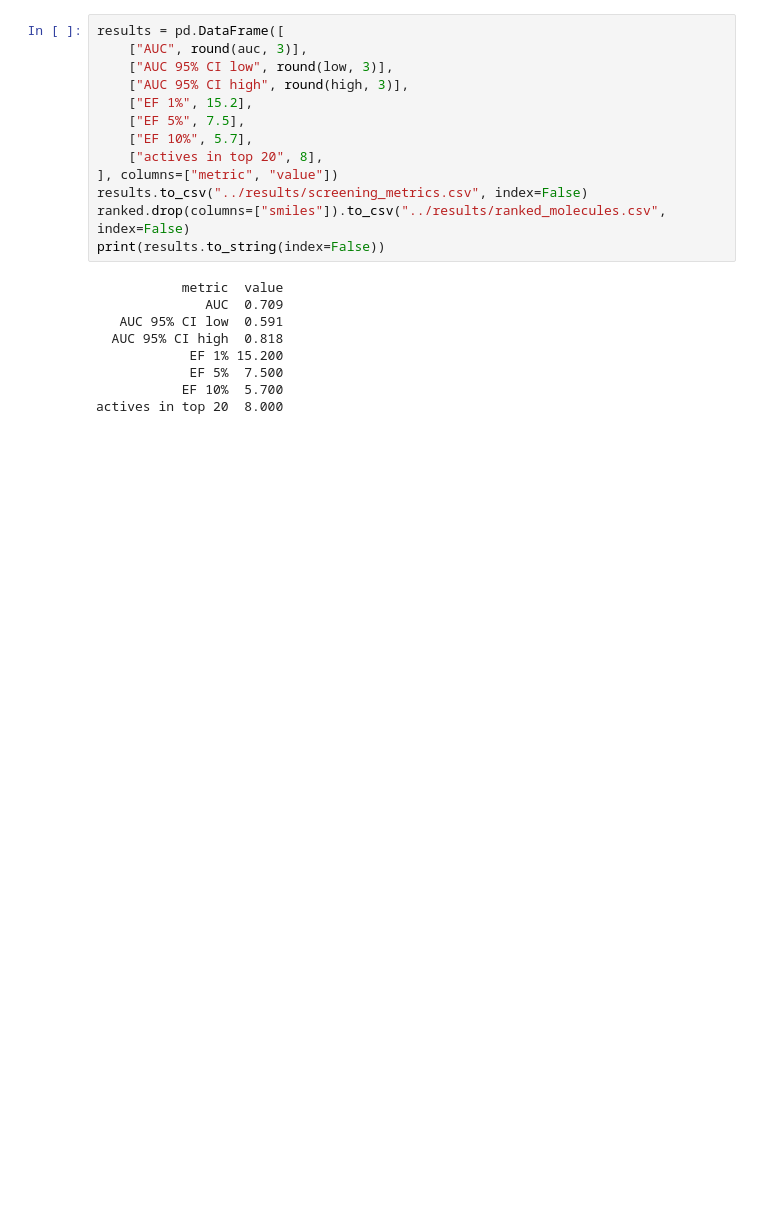
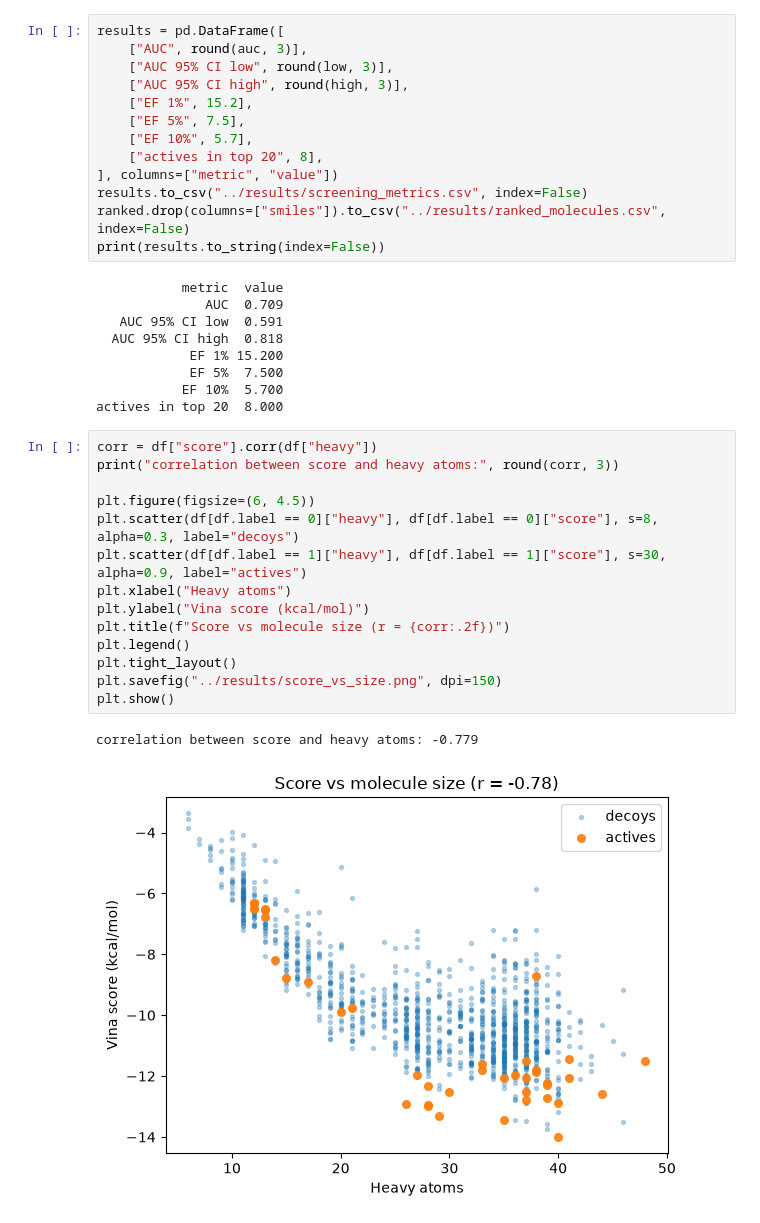
Before and after one commit to Shamsul-Hoda/ache-docking-benchmark, a Jupyter notebook: scripts/05_analysis.ipynb, the cells around one changed output. Saved outputs shown, nothing was run; the diff lists cells and outputs as text; blank space fills up the shorter version.

Commit message:
Add size-bias analysis: docking beats size-only baseline (0.709 vs 0.576)

```diff
--- a/scripts/05_analysis.ipynb
+++ b/scripts/05_analysis.ipynb
@@ -147,3 +147,20 @@ print(results.to_string(index=False))
             EF 5%  7.500
            EF 10%  5.700
 actives in top 20  8.000
+# %%
+corr = df["score"].corr(df["heavy"])
+print("correlation between score and heavy atoms:", round(corr, 3))
+
+plt.figure(figsize=(6, 4.5))
+plt.scatter(df[df.label == 0]["heavy"], df[df.label == 0]["score"], s=8, alpha=0.3, label="decoys")
+plt.scatter(df[df.label == 1]["heavy"], df[df.label == 1]["score"], s=30, alpha=0.9, label="actives")
+plt.xlabel("Heavy atoms")
+plt.ylabel("Vina score (kcal/mol)")
+plt.title(f"Score vs molecule size (r = {corr:.2f})")
+plt.legend()
+plt.tight_layout()
+plt.savefig("../results/score_vs_size.png", dpi=150)
+plt.show()
+# %% [output]
+correlation between score and heavy atoms: -0.779
+[figure, added]
```
Also changed, not shown: parts of 3 cells of this notebook, 3 other files.
